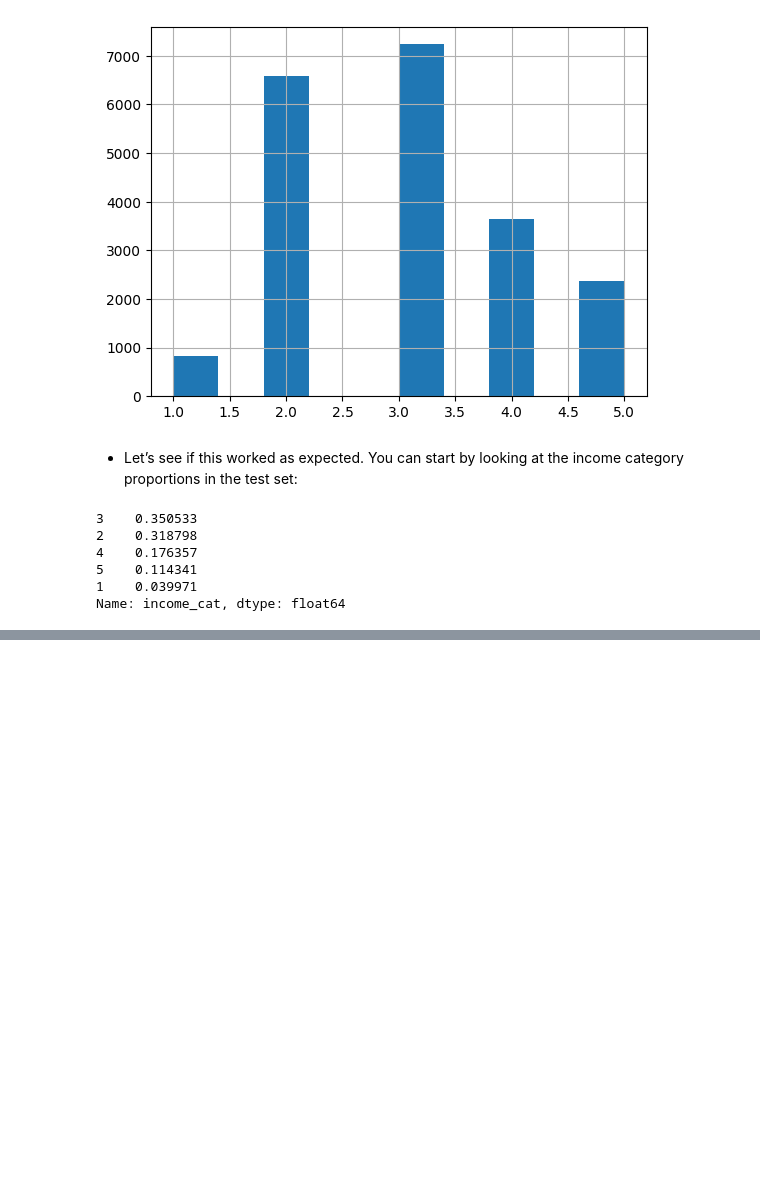
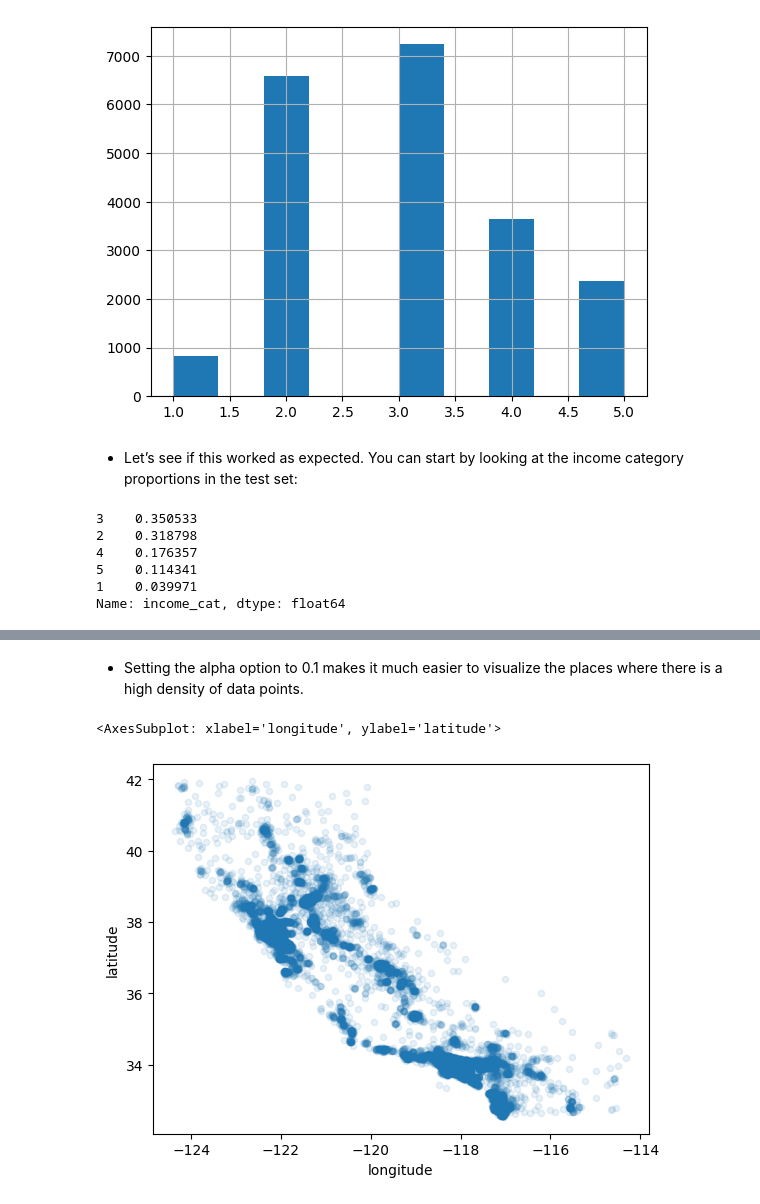
Before and after one commit to DucHUNG312/hands_on_ml, a Jupyter notebook: Housing.ipynb, the cells around one changed output, grey strips where cells are left out. Drawn from its saved outputs; the diff is of its cells as text; code cells hidden in the pictures; blank space fills up the shorter version.

```diff
--- a/Housing.ipynb
+++ b/Housing.ipynb
@@ -173,0 +185,7 @@ Name: income_cat, dtype: int64
+# %% [markdown]
+- Setting the alpha option to 0.1 makes it much easier to visualize the places where there is a high density of data points.
+# %%
+housing.plot(kind="scatter", x="longitude", y="latitude", alpha=0.1)
+# %% [output]
+<AxesSubplot: xlabel='longitude', ylabel='latitude'>
+[figure, added]
```
Also changed, not shown: parts of 13 cells of this notebook.
